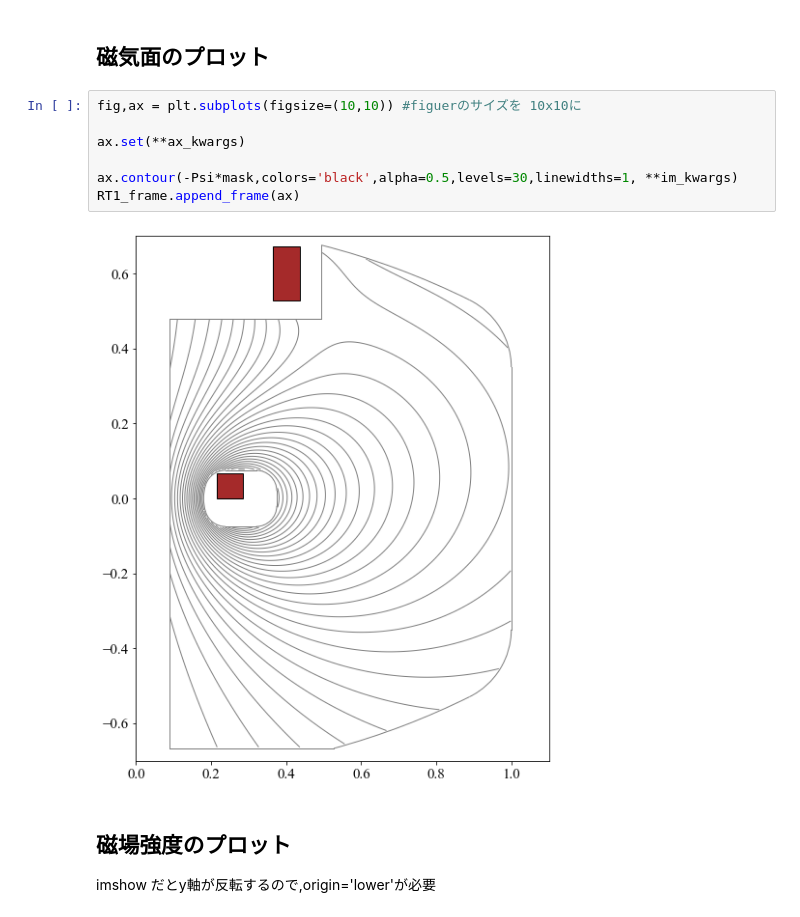
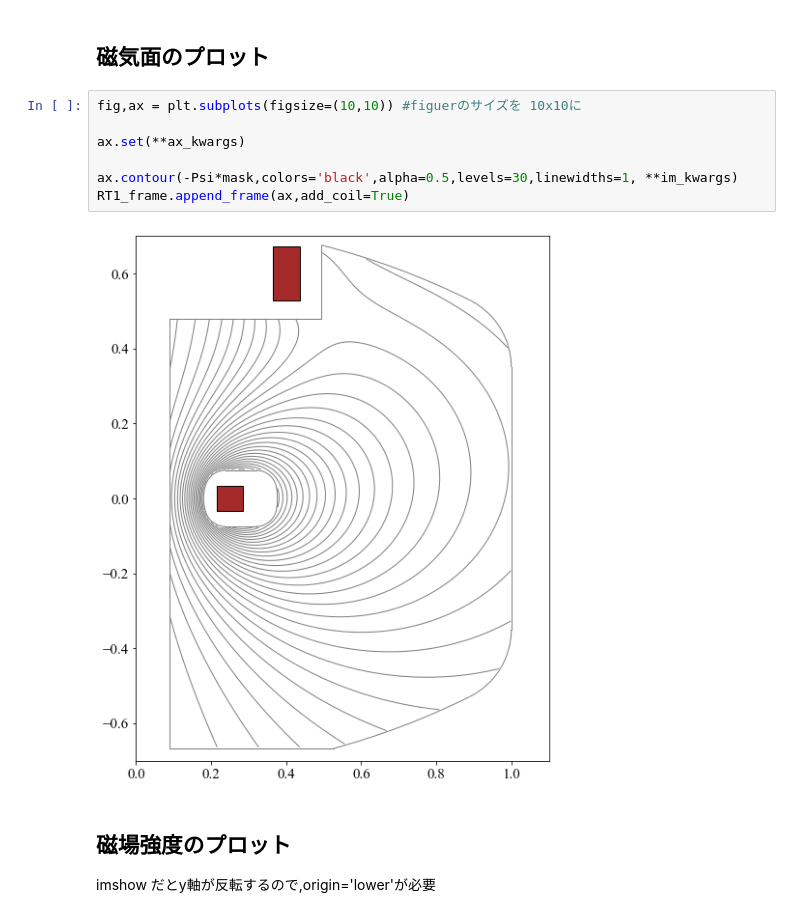
Before and after one commit to UedaKenji/rt1plotpy, a Jupyter notebook: rt1_plot_example.ipynb, the cells around one changed output. Cells and saved outputs as stored; diff of their text form.

```diff
--- a/rt1_plot_example.ipynb
+++ b/rt1_plot_example.ipynb
@@ -60,12 +64,12 @@ plt.rcParams['font.size'] =  15
 # %%
 fig,ax = plt.subplots(figsize=(10,10)) #figuerのサイズを 10x10に
 
 ax.set(**ax_kwargs)
 
 ax.contour(-Psi*mask,colors='black',alpha=0.5,levels=30,linewidths=1, **im_kwargs)
-RT1_frame.append_frame(ax)
+RT1_frame.append_frame(ax,add_coil=True)
 # %% [output]
-[figure, old version]
+[figure, new version]
 # %% [markdown]
 ## 磁場強度のプロット
 imshow だとy軸が反転するので,origin='lower'が必要
```
Also changed, not shown: parts of 7 cells of this notebook, 1 other file.
